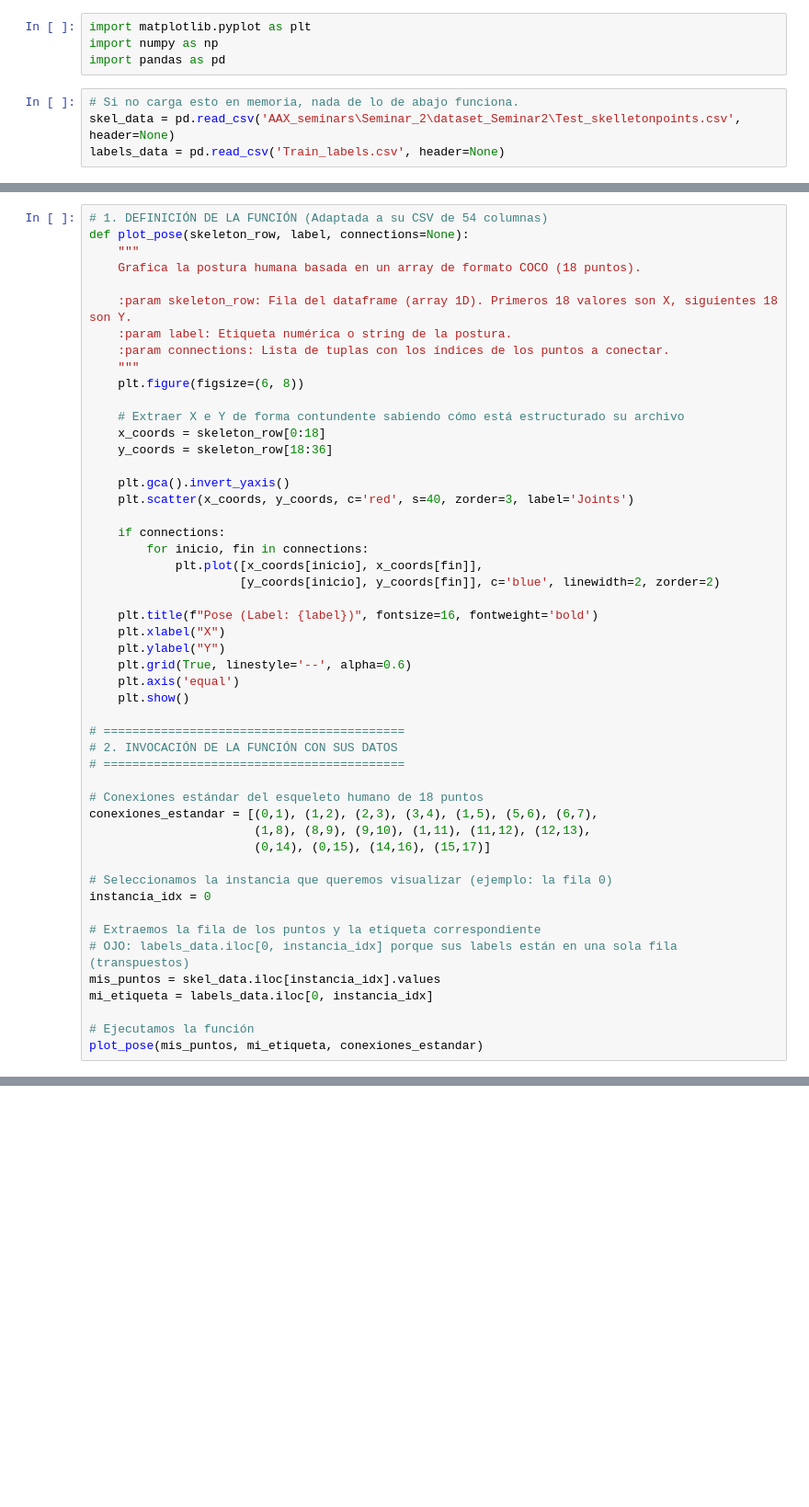
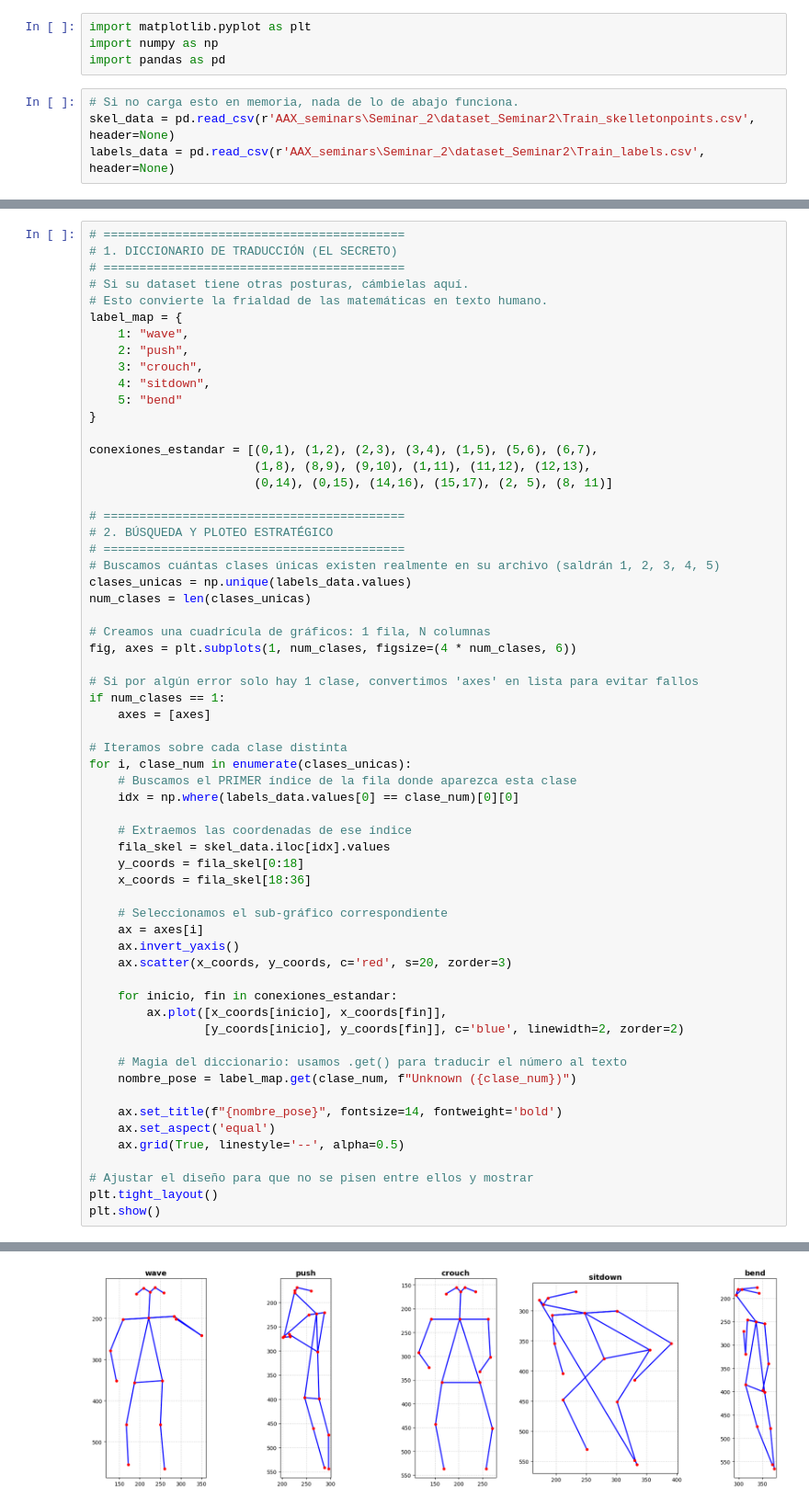
Before and after one commit to PereAhrigones/AAX_seminars, a Jupyter notebook: Seminar_2/Seminar_2.ipynb, the cells around one changed output, grey strips where cells are left out. Shown at 92% size. Drawn from its saved outputs; the diff is of its cells as text; blank space fills up the shorter version.

```diff
--- a/Seminar_2/Seminar_2.ipynb
+++ b/Seminar_2/Seminar_2.ipynb
@@ -4,5 +4,5 @@ import numpy as np
 import pandas as pd
 # %%
 # Si no carga esto en memoria, nada de lo de abajo funciona.
-skel_data = pd.read_csv('AAX_seminars\Seminar_2\dataset_Seminar2\Test_skelletonpoints.csv', header=None)
-labels_data = pd.read_csv('Train_labels.csv', header=None)
+skel_data = pd.read_csv(r'AAX_seminars\Seminar_2\dataset_Seminar2\Train_skelletonpoints.csv', header=None)
+labels_data = pd.read_csv(r'AAX_seminars\Seminar_2\dataset_Seminar2\Train_labels.csv', header=None)
@@ -11,51 +9,62 @@ FileNotFoundError: [Errno 2] No such file or directory: 'AAX_seminars\\Seminar_2
 # %%
-# 1. DEFINICIÓN DE LA FUNCIÓN (Adaptada a su CSV de 54 columnas)
-def plot_pose(skeleton_row, label, connections=None):
-    """
-    Grafica la postura humana basada en un array de formato COCO (18 puntos).
+# ==========================================
+# 1. DICCIONARIO DE TRADUCCIÓN (EL SECRETO)
+# ==========================================
+# Si su dataset tiene otras posturas, cámbielas aquí.
+# Esto convierte la frialdad de las matemáticas en texto humano.
+label_map = {
+    1: "wave",
+    2: "push",
+    3: "crouch",
+    4: "sitdown",
+    5: "bend"
+}
 
-    :param skeleton_row: Fila del dataframe (array 1D). Primeros 18 valores son X, siguientes 18 son Y.
-    :param label: Etiqueta numérica o string de la postura.
-    :param connections: Lista de tuplas con los índices de los puntos a conectar.
-    """
-    plt.figure(figsize=(6, 8))
-
-    # Extraer X e Y de forma contundente sabiendo cómo está estructurado su archivo
-    x_coords = skeleton_row[0:18]
-    y_coords = skeleton_row[18:36]
-
-    plt.gca().invert_yaxis()
-    plt.scatter(x_coords, y_coords, c='red', s=40, zorder=3, label='Joints')
-
-    if connections:
-        for inicio, fin in connections:
-            plt.plot([x_coords[inicio], x_coords[fin]],
-                     [y_coords[inicio], y_coords[fin]], c='blue', linewidth=2, zorder=2)
-
-    plt.title(f"Pose (Label: {label})", fontsize=16, fontweight='bold')
-    plt.xlabel("X")
-    plt.ylabel("Y")
-    plt.grid(True, linestyle='--', alpha=0.6)
-    plt.axis('equal')
-    plt.show()
+conexiones_estandar = [(0,1), (1,2), (2,3), (3,4), (1,5), (5,6), (6,7),
+                       (1,8), (8,9), (9,10), (1,11), (11,12), (12,13),
+                       (0,14), (0,15), (14,16), (15,17), (2, 5), (8, 11)]
 
 # ==========================================
-# 2. INVOCACIÓN DE LA FUNCIÓN CON SUS DATOS
+# 2. BÚSQUEDA Y PLOTEO ESTRATÉGICO
 # ==========================================
+# Buscamos cuántas clases únicas existen realmente en su archivo (saldrán 1, 2, 3, 4, 5)
+clases_unicas = np.unique(labels_data.values)
+num_clases = len(clases_unicas)
 
-# Conexiones estándar del esqueleto humano de 18 puntos
-conexiones_estandar = [(0,1), (1,2), (2,3), (3,4), (1,5), (5,6), (6,7),
-                       (1,8), (8,9), (9,10), (1,11), (11,12), (12,13),
-                       (0,14), (0,15), (14,16), (15,17)]
+# Creamos una cuadrícula de gráficos: 1 fila, N columnas
+fig, axes = plt.subplots(1, num_clases, figsize=(4 * num_clases, 6))
 
-# Seleccionamos la instancia que queremos visualizar (ejemplo: la fila 0)
-instancia_idx = 0
+# Si por algún error solo hay 1 clase, convertimos 'axes' en lista para evitar fallos
+if num_clases == 1:
+    axes = [axes]
 
-# Extraemos la fila de los puntos y la etiqueta correspondiente
-# OJO: labels_data.iloc[0, instancia_idx] porque sus labels están en una sola fila (transpuestos)
-mis_puntos = skel_data.iloc[instancia_idx].values
-mi_etiqueta = labels_data.iloc[0, instancia_idx]
+# Iteramos sobre cada clase distinta
+for i, clase_num in enumerate(clases_unicas):
+    # Buscamos el PRIMER índice de la fila donde aparezca esta clase
+    idx = np.where(labels_data.values[0] == clase_num)[0][0]
 
-# Ejecutamos la función
-plot_pose(mis_puntos, mi_etiqueta, conexiones_estandar)
+    # Extraemos las coordenadas de ese índice
+    fila_skel = skel_data.iloc[idx].values
+    y_coords = fila_skel[0:18]
+    x_coords = fila_skel[18:36]
+
+    # Seleccionamos el sub-gráfico correspondiente
+    ax = axes[i]
+    ax.invert_yaxis()
+    ax.scatter(x_coords, y_coords, c='red', s=20, zorder=3)
+
+    for inicio, fin in conexiones_estandar:
+        ax.plot([x_coords[inicio], x_coords[fin]],
+                [y_coords[inicio], y_coords[fin]], c='blue', linewidth=2, zorder=2)
+
+    # Magia del diccionario: usamos .get() para traducir el número al texto
+    nombre_pose = label_map.get(clase_num, f"Unknown ({clase_num})")
+
+    ax.set_title(f"{nombre_pose}", fontsize=14, fontweight='bold')
+    ax.set_aspect('equal')
+    ax.grid(True, linestyle='--', alpha=0.5)
+
+# Ajustar el diseño para que no se pisen entre ellos y mostrar
+plt.tight_layout()
+plt.show()
 # %% [output]
@@ -62,0 +71 @@ NameError: name 'skel_data' is not defined
+[figure, added]
```
Also changed, not shown: parts of 2 cells of this notebook, 1 other file.
